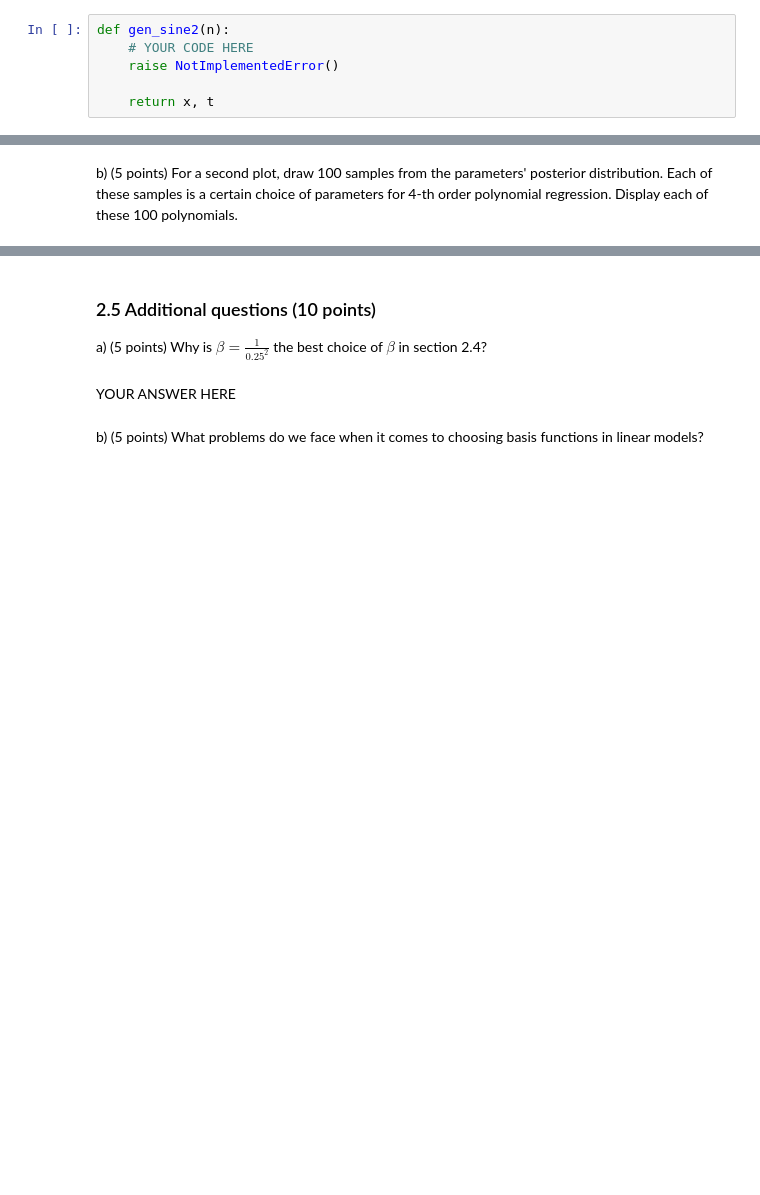
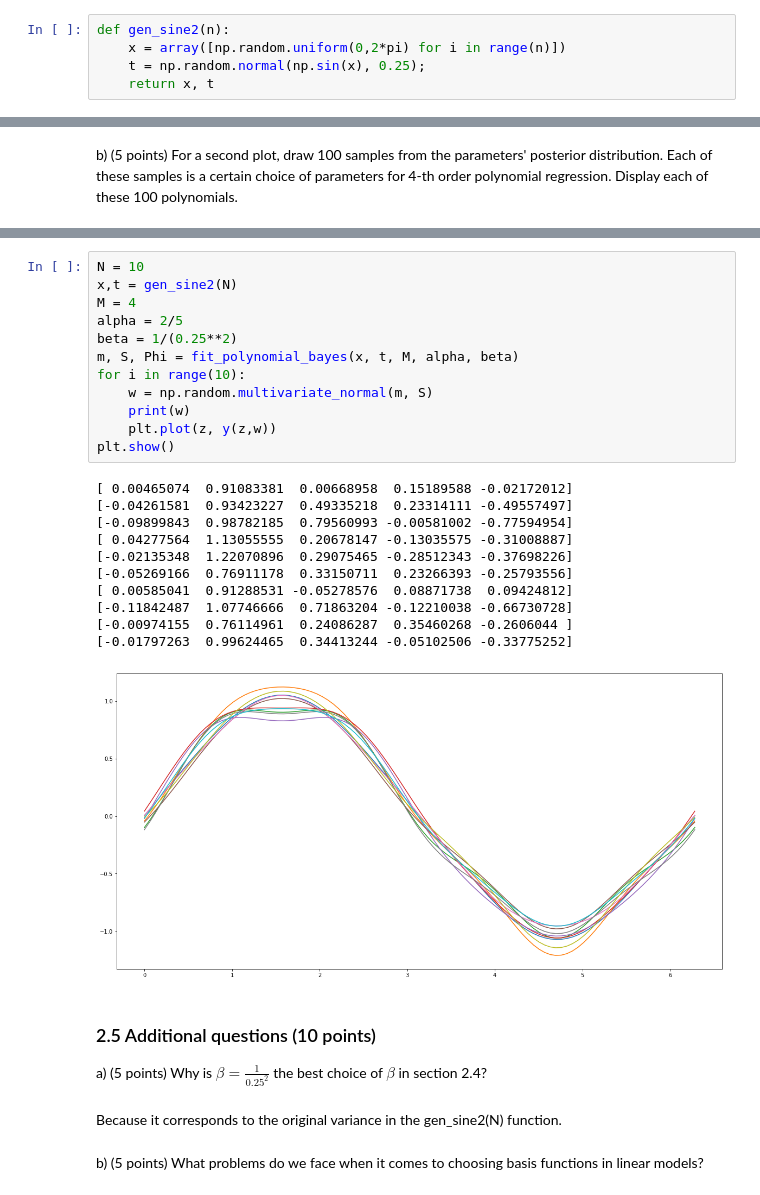
Before and after one commit to ndegier/ML1, a Jupyter notebook: 10683704_12311014_lab1.ipynb, the cells around one changed output, grey strips where cells are left out. Saved outputs shown, nothing was run; the diff lists cells and outputs as text; blank space fills up the shorter version.

```diff
--- a/10683704_12311014_lab1.ipynb
+++ b/10683704_12311014_lab1.ipynb
@@ -383,12 +375,11 @@ plt.plot(z, y(z, w))
 ### 2.1 Sine 2 (5 points)
 
 Write a function `gen_sine2(N)` that behaves identically to `gen_sine(N)` except that the generated values $x_i$ are not linearly spaced, but drawn from a uniform distribution between $0$ and $2 \pi$.
-# %%
-def gen_sine2(n):
-    # YOUR CODE HERE
-    raise NotImplementedError()
-
-    return x, t
+# %%
+def gen_sine2(n):
+    x = array([np.random.uniform(0,2*pi) for i in range(n)])
+    t = np.random.normal(np.sin(x), 0.25);
+    return x, t
 # %%
 ### Test your function
 np.random.seed(42)
@@ -482,9 +483,33 @@ raise NotImplementedError()
+# %%
+N = 10
+x,t = gen_sine2(N)
+M = 4
+alpha = 2/5
+beta = 1/(0.25**2)
+m, S, Phi = fit_polynomial_bayes(x, t, M, alpha, beta)
+for i in range(10):
+    w = np.random.multivariate_normal(m, S)
+    print(w)
+    plt.plot(z, y(z,w))
+plt.show()
+# %% [output]
+[ 0.00465074  0.91083381  0.00668958  0.15189588 -0.02172012]
+[-0.04261581  0.93423227  0.49335218  0.23314111 -0.49557497]
+[-0.09899843  0.98782185  0.79560993 -0.00581002 -0.77594954]
+[ 0.04277564  1.13055555  0.20678147 -0.13035575 -0.31008887]
+[-0.02135348  1.22070896  0.29075465 -0.28512343 -0.37698226]
+[-0.05269166  0.76911178  0.33150711  0.23266393 -0.25793556]
+[ 0.00585041  0.91288531 -0.05278576  0.08871738  0.09424812]
+[-0.11842487  1.07746666  0.71863204 -0.12210038 -0.66730728]
+[-0.00974155  0.76114961  0.24086287  0.35460268 -0.2606044 ]
+[-0.01797263  0.99624465  0.34413244 -0.05102506 -0.33775252]
+[figure, added]
 # %% [markdown]
 ### 2.5 Additional questions (10 points)
 
 a) (5 points) Why is $\beta=\frac{1}{0.25^2}$ the best choice of $\beta$ in section 2.4?
-# %% [markdown]
-YOUR ANSWER HERE
+# %% [markdown]
+Because it corresponds to the original variance in the gen_sine2(N) function.
 # %% [markdown]
 b) (5 points) What problems do we face when it comes to choosing basis functions in linear models?
 # %% [markdown]
```
Also changed, not shown: parts of 16 cells of this notebook.
